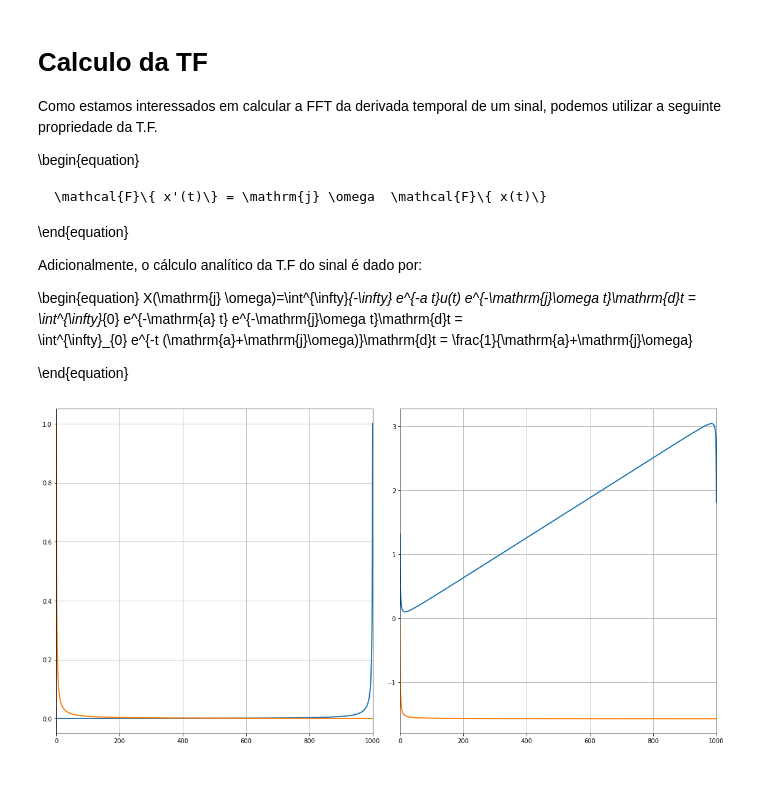
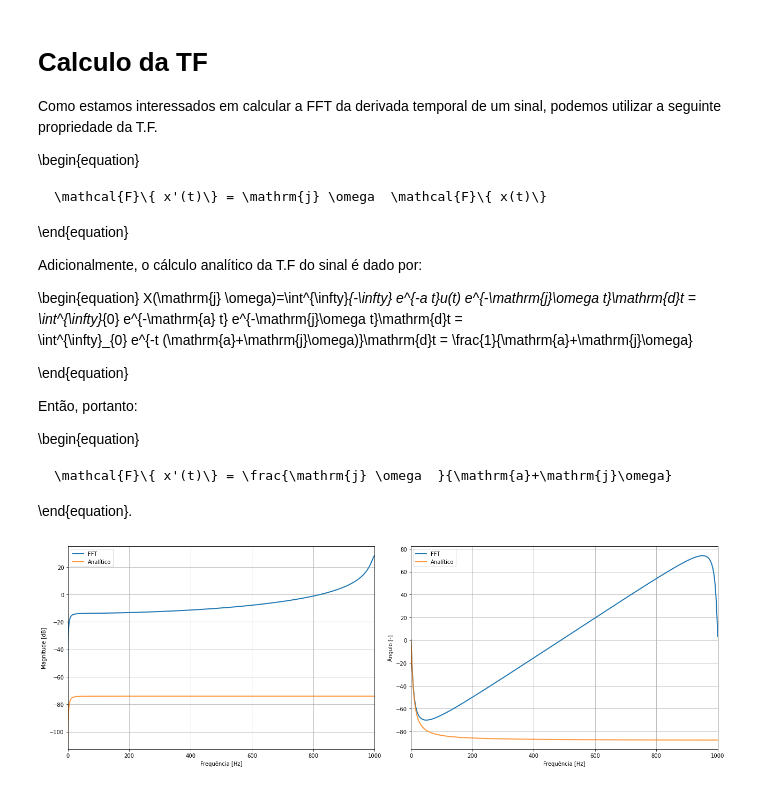
Before and after one commit to gusmrocha/PDS-1, a Jupyter notebook: ATV3/ex_1.ipynb, the cells around one changed output. Saved outputs shown, nothing was run; the diff lists cells and outputs as text; code cells hidden in the pictures.

```diff
--- a/ATV3/ex_1.ipynb
+++ b/ATV3/ex_1.ipynb
@@ -9,7 +9,7 @@ from scipy import signal as signal
 fs = 1000
 t_stop = 5
 t = np.arange(0,t_stop,1/fs)
-a = 5
+a = 50
 
 #Sinal exponencial
 xt = np.exp(-a*t)
@@ -38,25 +38,39 @@ Adicionalmente, o cálculo analítico da T.F do sinal é dado por:
 
 
 \end{equation}
+
+Então, portanto:
+
+\begin{equation}
+
+    \mathcal{F}\{ x'(t)\} = \frac{\mathrm{j} \omega  }{\mathrm{a}+\mathrm{j}\omega}
+
+\end{equation}.
 # %%
 #Cálculo da FFT
 Xjw_fft = 1j*w*np.fft.fft(xt)
-Xjw_teo = 1/(a+1j*w)
+Xjw_teo = 1j*w/(a+1j*w)
 
-plt.figure(figsize=(16,8), tight_layout=True)
+plt.figure(figsize=(18,6), tight_layout=True)
 
 plt.subplot(1,2,1)
-plt.plot(freq,np.abs(Xjw_fft)/np.amax(np.abs(Xjw_fft)), linewidth = 2)
-plt.plot(freq,np.abs(Xjw_teo)/np.amax(np.abs(Xjw_teo)), linewidth = 2)
+plt.plot(freq,20*np.log10(np.abs(Xjw_fft)/N), linewidth = 2, label = 'FFT')
+plt.plot(freq,20*np.log10(np.abs(Xjw_teo)/N), linewidth = 2, alpha = 0.8, label = 'Analítico')
 plt.xlim(0,fs)
 plt.grid()
+plt.ylabel('Magnitude [dB]')
+plt.xlabel('Frequência [Hz]')
+plt.legend()
 
 plt.subplot(1,2,2)
-plt.plot(freq,np.angle(Xjw_fft), linewidth = 2)
-plt.plot(freq,np.angle(Xjw_teo), linewidth = 2)
+plt.plot(freq,np.unwrap(np.rad2deg(np.angle(Xjw_fft))), linewidth = 2, label = 'FFT')
+plt.plot(freq,np.unwrap(np.rad2deg(np.angle(Xjw_teo))), linewidth = 2, alpha = 0.8, label = 'Analítico')
 plt.xlim(0,fs)
 plt.grid()
+plt.ylabel('Ângulo [-]')
+plt.xlabel('Frequência [Hz]')
+plt.legend()
 
 plt.show()
 # %% [output]
-[figure, old version]
+[figure, new version]
```
Also changed, not shown: parts of 1 cell of this notebook.
